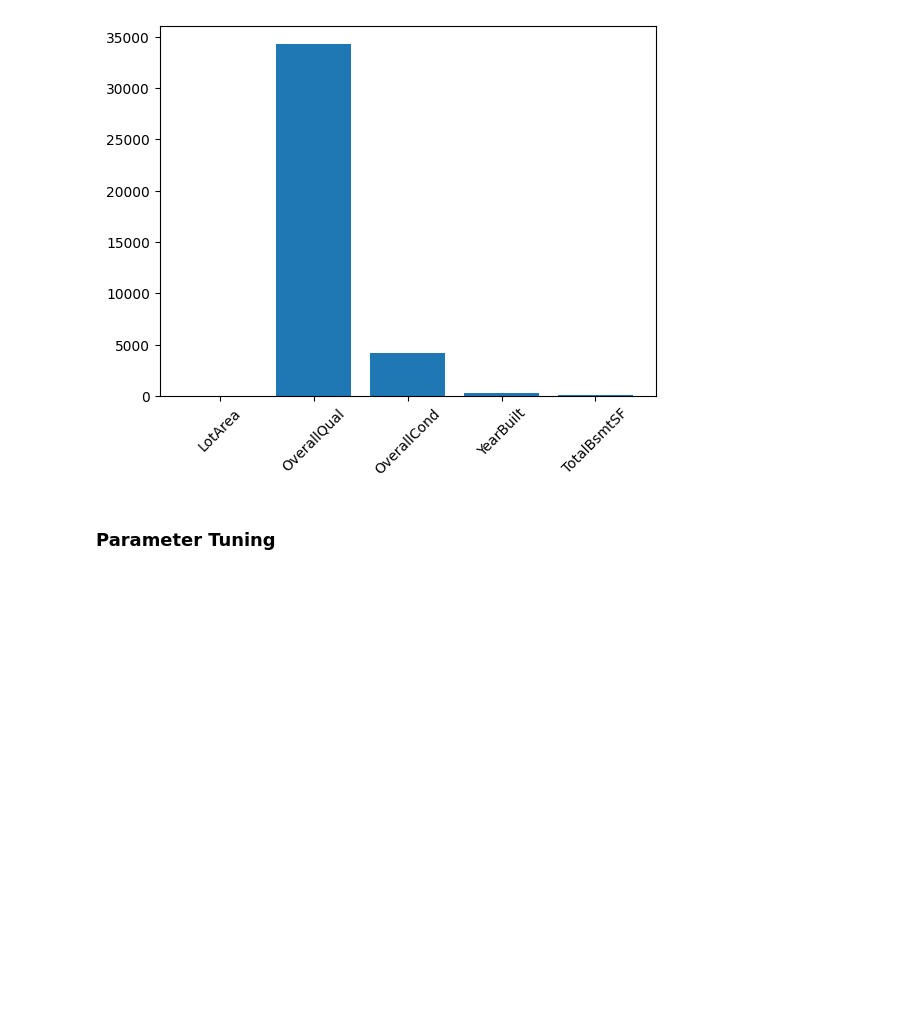
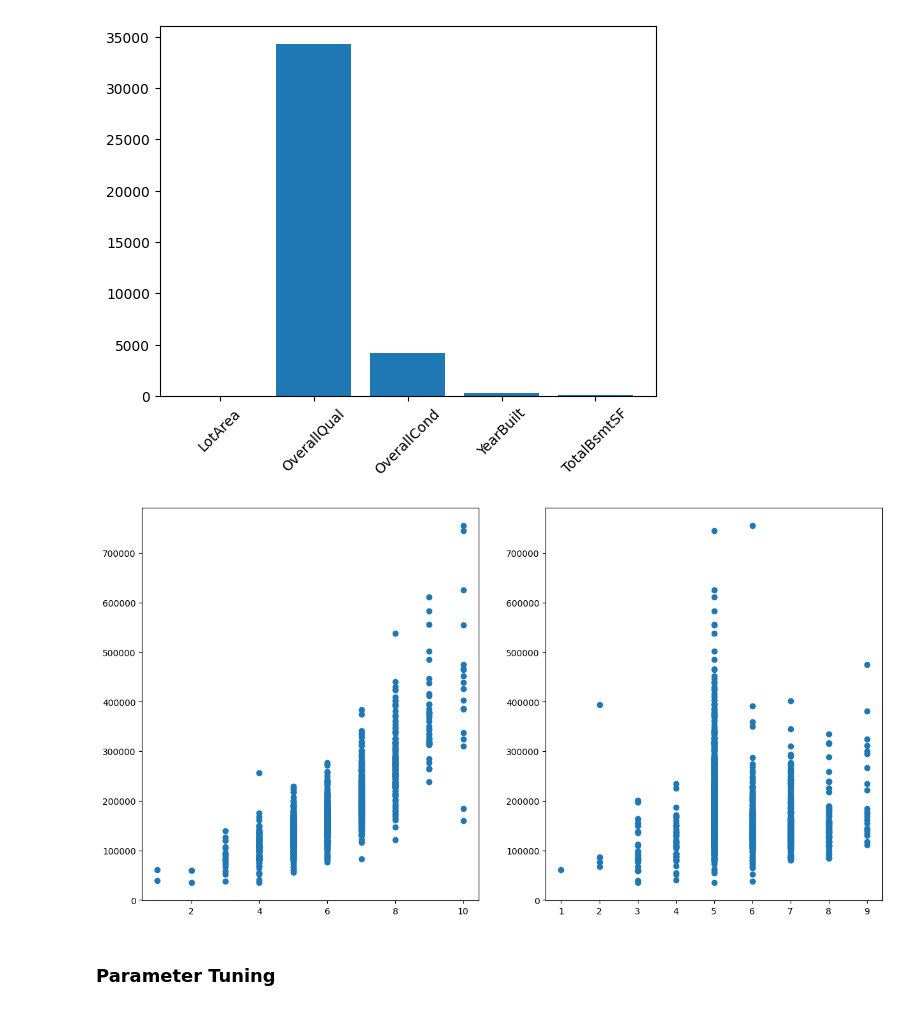
Before and after one commit to AmbassadorOTU/machine-learning, a Jupyter notebook: supervised_learning/house_price_prediction.ipynb, the cells around one changed output. Drawn from its saved outputs; the diff is of its cells as text; code cells hidden in the pictures; blank space fills up the shorter version.

```diff
--- a/supervised_learning/house_price_prediction.ipynb
+++ b/supervised_learning/house_price_prediction.ipynb
@@ -157,6 +177,13 @@ plt.xticks(rotation=45)
 plt.show()
 # %% [output]
 [figure]
+# %%
+fig, (ax1, ax2) = plt.subplots(1, 2, figsize=(15,8))
+ax1.scatter(df.OverallQual, df.SalePrice)
+ax2.scatter(df.OverallCond, df.SalePrice)
+plt.show()
+# %% [output]
+[figure, added]
 # %% [markdown]
 ### Parameter Tuning
 # %%
```
Also changed, not shown: parts of 58 cells of this notebook, 1 other file.
